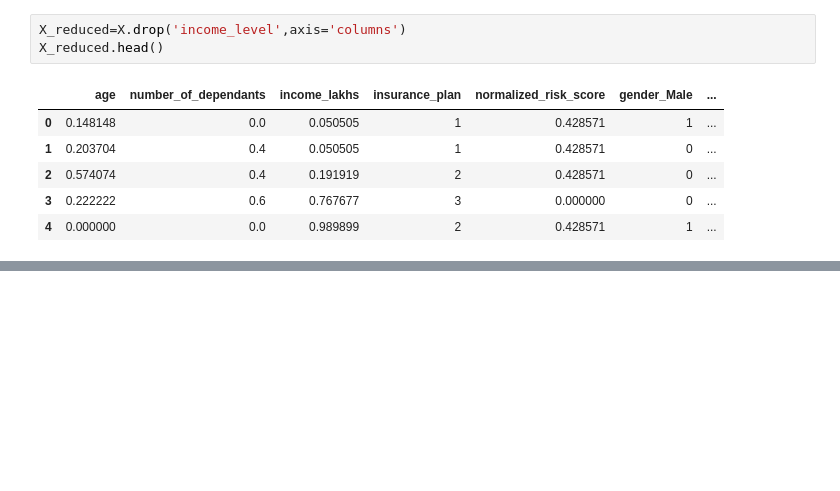
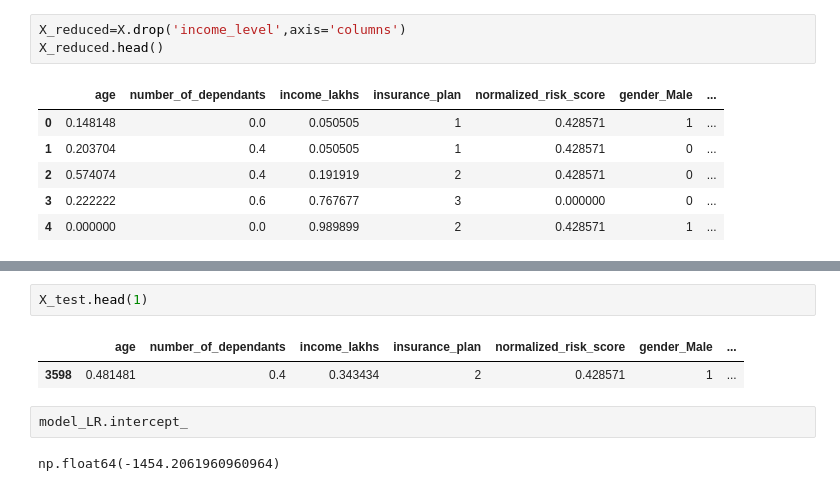
Before and after one commit to Hanishka-Kela/Healthcare-Premium-Prediction--Regression-, a Jupyter notebook: Data_resources/ml_prediction.ipynb, the cells around one changed output, grey strips where cells are left out. Cells and saved outputs as stored; diff of their text form; blank space fills up the shorter version.

```diff
--- a/Data_resources/ml_prediction.ipynb
+++ b/Data_resources/ml_prediction.ipynb
@@ -505,0 +529,9 @@ X_reduced.head()
+# %%
+X_test.head(1)
+# %% [output]
+|  | age | number_of_dependants | income_lakhs | insurance_plan | normalized_risk_score | gender_Male | ... |
+| 3598 | 0.481481 | 0.4 | 0.343434 | 2 | 0.428571 | 1 | ... |
+# %%
+model_LR.intercept_
+# %% [output]
+np.float64(-1454.2061960960964)
```
Also changed, not shown: parts of 14 cells of this notebook.
